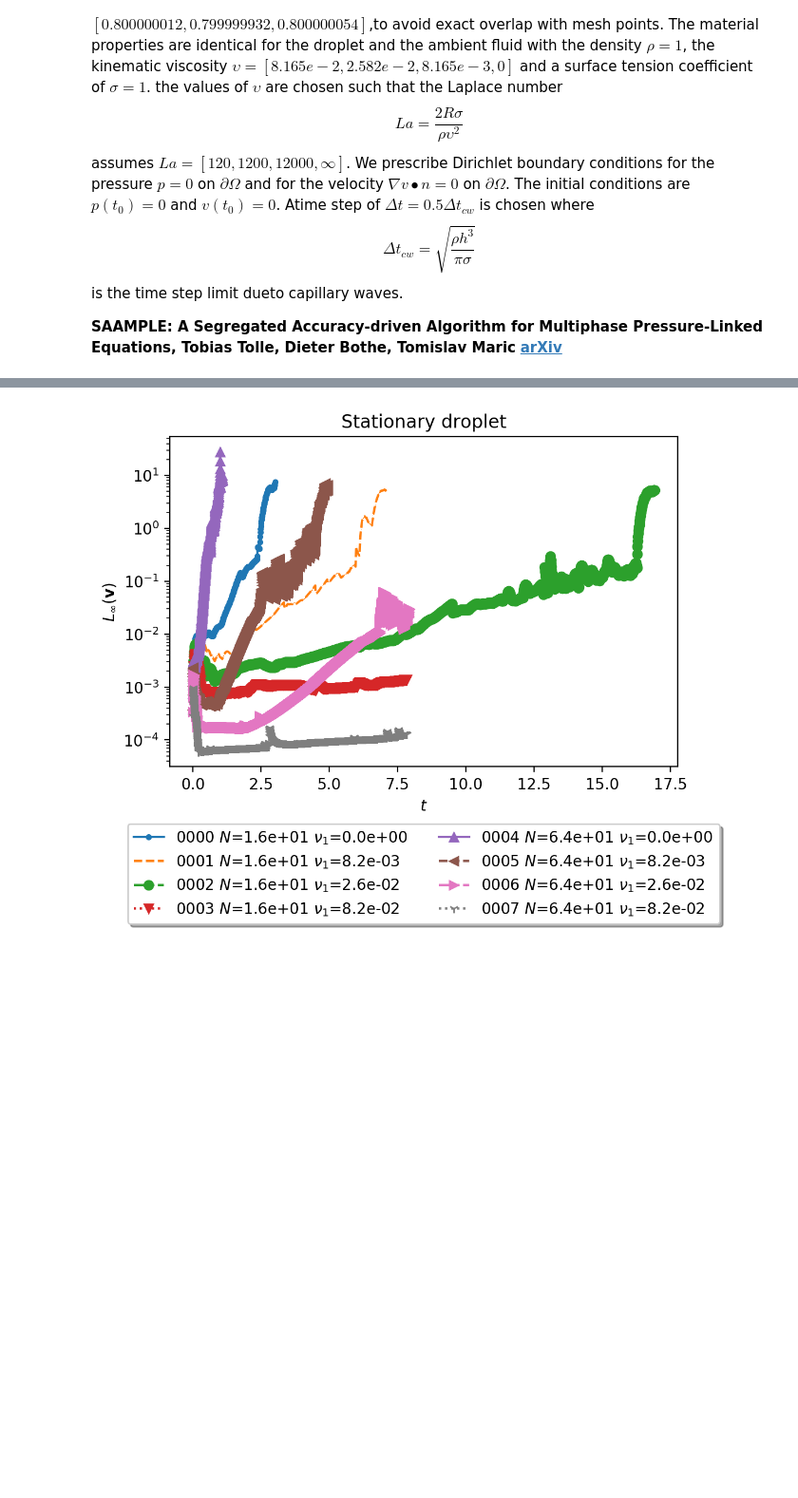
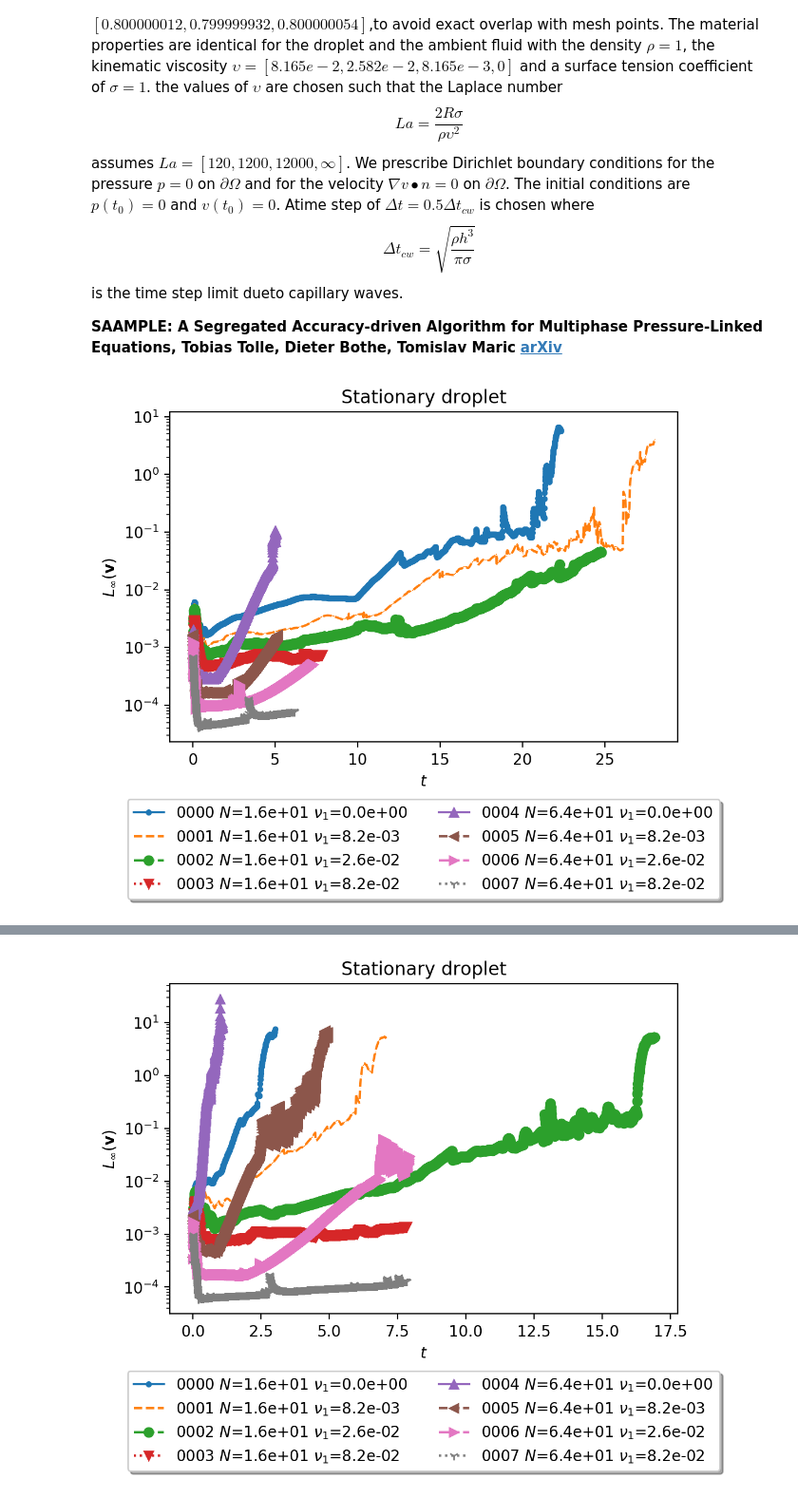
Before and after one commit to CRC-1194/lent, a Jupyter notebook: cases/flow-solution/stationary-droplet/three-dimensional/stationary-droplet-3D.ipynb, the cells around one changed output, grey strips where cells are left out. Shown at 95% size. Cells and saved outputs as stored; diff of their text form; code cells hidden in the pictures; blank space fills up the shorter version.

Commit message:
stationary-droplet-3D.ipynb: Jun's modifications

```diff
--- a/cases/flow-solution/stationary-droplet/three-dimensional/stationary-droplet-3D.ipynb
+++ b/cases/flow-solution/stationary-droplet/three-dimensional/stationary-droplet-3D.ipynb
@@ -76,3 +76,16 @@ def plot_comparison(old_df, new_df):
 
     for resolution in resolutions:
         plot_format(resolution)
+# %%
+rcParams["figure.dpi"] = 200
+popinet_2009_agglom  = datglom.data_agglomerator("popinet2009.parameter",
+                                                 "withRhoEquation/withMomentumPredictor/limitedLinearV1/popinet2009.parameter_00000_template_copy_hexrefined",
+                                                 "stationaryDropletResults.csv")
+
+popinet_2009_df = popinet_2009_agglom.study_dataframe()
+
+plot_dframe(popinet_2009_df, popinet_2009_agglom,
+            title="Stationary droplet",
+            plotDict=plotDict)
+# %% [output]
+[figure, added]
```
Also changed, not shown: parts of 1 cell of this notebook.
